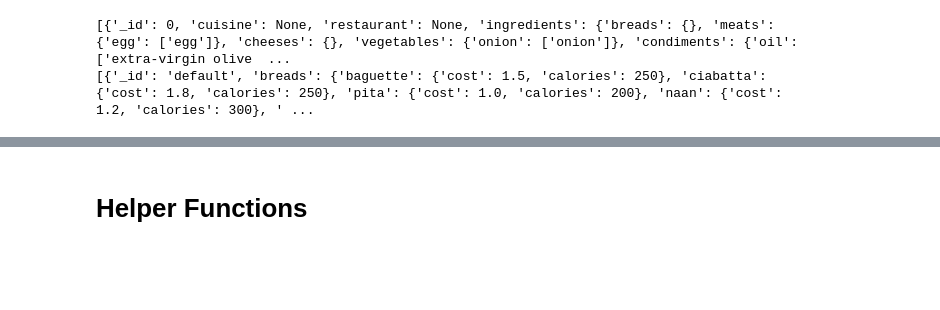
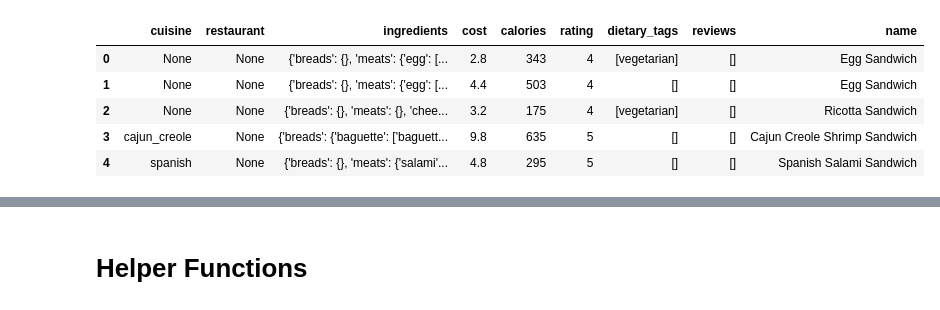
Before and after one commit to IsaacFigNewton/SandoMatch, a Jupyter notebook: sandwich-dataset/notebooks/Restructure_Table_Data.ipynb, the cells around one changed output, grey strips where cells are left out. Cells and saved outputs as stored; diff of their text form; code cells hidden in the pictures; blank space fills up the shorter version.

```diff
--- a/sandwich-dataset/notebooks/Restructure_Table_Data.ipynb
+++ b/sandwich-dataset/notebooks/Restructure_Table_Data.ipynb
@@ -51,6 +14,0 @@ Successfully uploaded sandwiches.json
-# %%
-print(old_sandwiches_table)
-print(ingredients_table)
-# %% [output]
-[{'_id': 0, 'cuisine': None, 'restaurant': None, 'ingredients': {'breads': {}, 'meats': {'egg': ['egg']}, 'cheeses': {}, 'vegetables': {'onion': ['onion']}, 'condiments': {'oil': ['extra-virgin olive  ...
-[{'_id': 'default', 'breads': {'baguette': {'cost': 1.5, 'calories': 250}, 'ciabatta': {'cost': 1.8, 'calories': 250}, 'pita': {'cost': 1.0, 'calories': 200}, 'naan': {'cost': 1.2, 'calories': 300}, ' ...
@@ -56,0 +24,9 @@ print(ingredients_table)
+# %%
+sandwiches_table.head()
+# %% [output]
+|  | cuisine | restaurant | ingredients | cost | calories | rating | dietary_tags | reviews | name |
+| 0 | None | None | {'breads': {}, 'meats': {'egg': [... | 2.8 | 343 | 4 | [vegetarian] | [] | Egg Sandwich |
+| 1 | None | None | {'breads': {}, 'meats': {'egg': [... | 4.4 | 503 | 4 | [] | [] | Egg Sandwich |
+| 2 | None | None | {'breads': {}, 'meats': {}, 'chee... | 3.2 | 175 | 4 | [vegetarian] | [] | Ricotta Sandwich |
+| 3 | cajun_creole | None | {'breads': {'baguette': ['baguett... | 9.8 | 635 | 5 | [] | [] | Cajun Creole Shrimp Sandwich |
+| 4 | spanish | None | {'breads': {}, 'meats': {'salami'... | 4.8 | 295 | 5 | [] | [] | Spanish Salami Sandwich |
```
Also changed, not shown: parts of 44 cells of this notebook, 5 other files.
